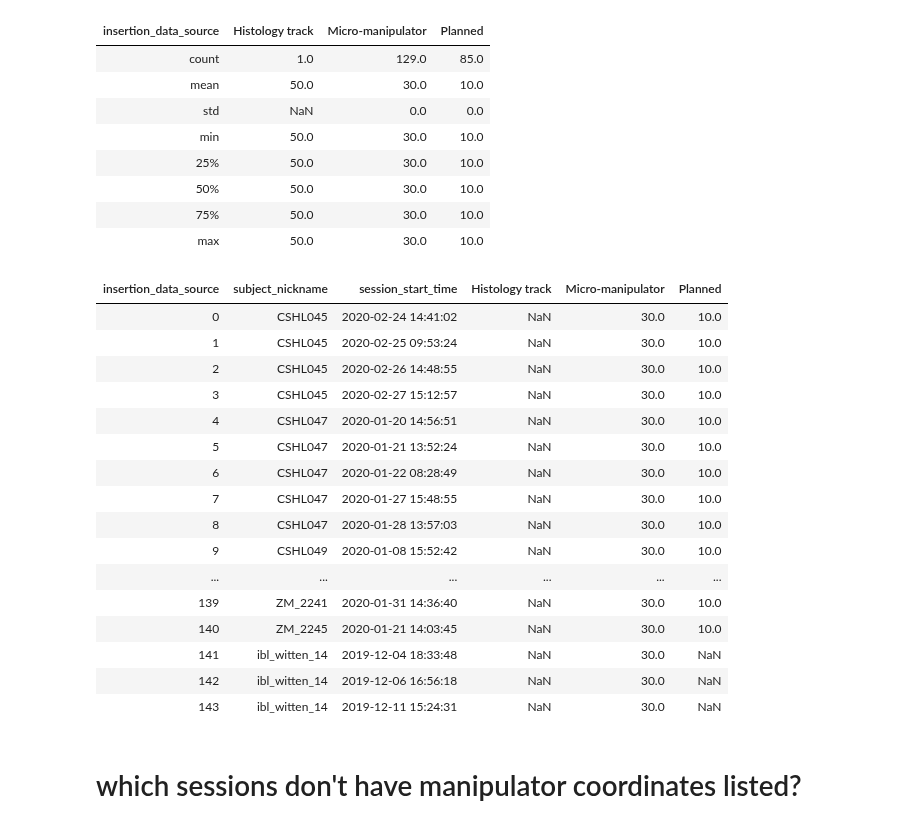
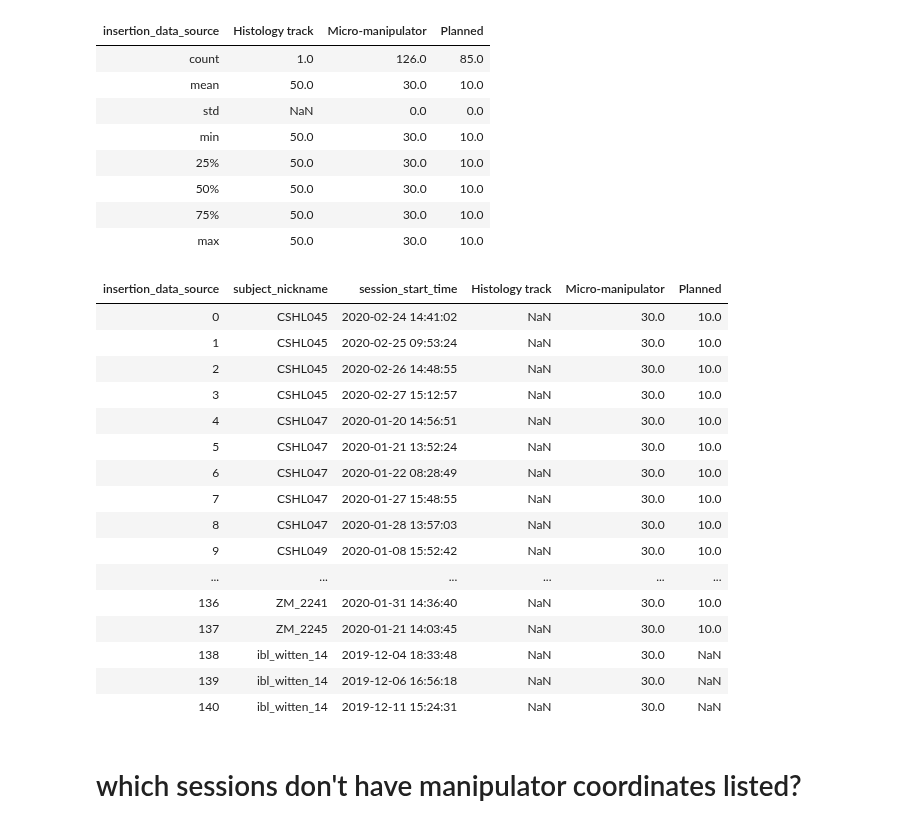
Before and after one commit to int-brain-lab/analysis, a Jupyter notebook: python/trajectory_listings.ipynb, the cells around one changed output. Drawn from its saved outputs; the diff is of its cells as text; code cells hidden in the pictures.

```diff
--- a/python/trajectory_listings.ipynb
+++ b/python/trajectory_listings.ipynb
@@ -12,21 +13,21 @@ Connecting anneurai@datajoint.internationalbrainlab.org:3306
 # %%
 
 # ====================================== #
 # 1. use DJ
 # ====================================== #
 
 ephys = dj.create_virtual_module('ephys', 'ibl_ephys')
-traj = ephys.ProbeTrajectory * ephys.InsertionDataSource * subject.Subject
+traj = ephys.ProbeTrajectory * ephys.InsertionDataSource * subject.Subject & ephys.DefaultCluster
 traj = (traj.proj('subject_nickname', 'insertion_data_source',
                   'provenance')).fetch(format='frame').reset_index()
 traj_listed = pd.pivot_table(traj, values='provenance',
                                columns=['insertion_data_source'],
                                index=['subject_nickname', 'session_start_time']).reset_index()
 #traj_listed.to_csv('trajectory_overview.csv')
 traj_listed.describe()
 # %% [output]
 | insertion_data_source | Histology track | Micro-manipulator | Planned |
-| count | 1.0 | 129.0 | 85.0 |
+| count | 1.0 | 126.0 | 85.0 |
 | mean | 50.0 | 30.0 | 10.0 |
 | std | NaN | 0.0 | 0.0 |
 | min | 50.0 | 30.0 | 10.0 |
@@ -51,11 +52,11 @@ traj_listed
 | 8 | CSHL047 | 2020-01-28 13:57:03 | NaN | 30.0 | 10.0 |
 | 9 | CSHL049 | 2020-01-08 15:52:42 | NaN | 30.0 | 10.0 |
 | ... | ... | ... | ... | ... | ... |
-| 139 | ZM_2241 | 2020-01-31 14:36:40 | NaN | 30.0 | 10.0 |
-| 140 | ZM_2245 | 2020-01-21 14:03:45 | NaN | 30.0 | 10.0 |
-| 141 | ibl_witten_14 | 2019-12-04 18:33:48 | NaN | 30.0 | NaN |
-| 142 | ibl_witten_14 | 2019-12-06 16:56:18 | NaN | 30.0 | NaN |
-| 143 | ibl_witten_14 | 2019-12-11 15:24:31 | NaN | 30.0 | NaN |
+| 136 | ZM_2241 | 2020-01-31 14:36:40 | NaN | 30.0 | 10.0 |
+| 137 | ZM_2245 | 2020-01-21 14:03:45 | NaN | 30.0 | 10.0 |
+| 138 | ibl_witten_14 | 2019-12-04 18:33:48 | NaN | 30.0 | NaN |
+| 139 | ibl_witten_14 | 2019-12-06 16:56:18 | NaN | 30.0 | NaN |
+| 140 | ibl_witten_14 | 2019-12-11 15:24:31 | NaN | 30.0 | NaN |
 # %% [markdown]
 # which sessions don't have manipulator coordinates listed?
 # %%
```
Also changed, not shown: parts of 3 cells of this notebook.
